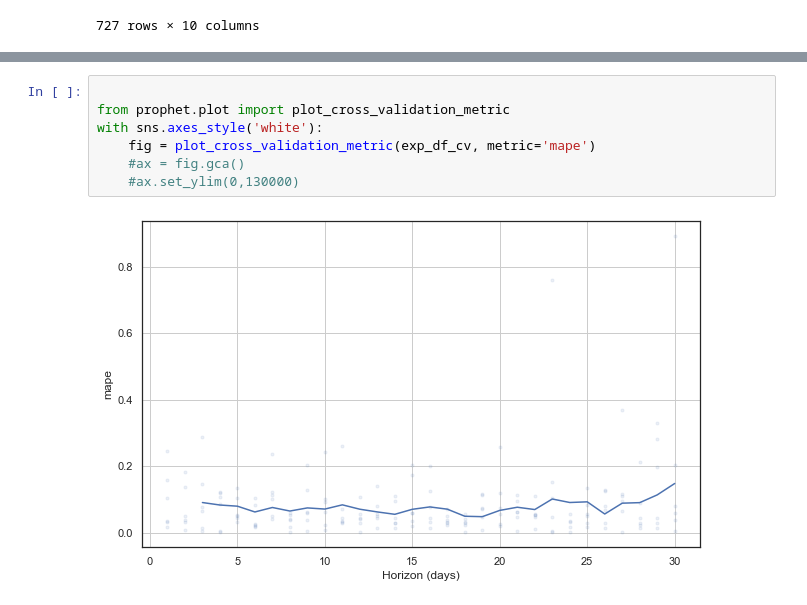
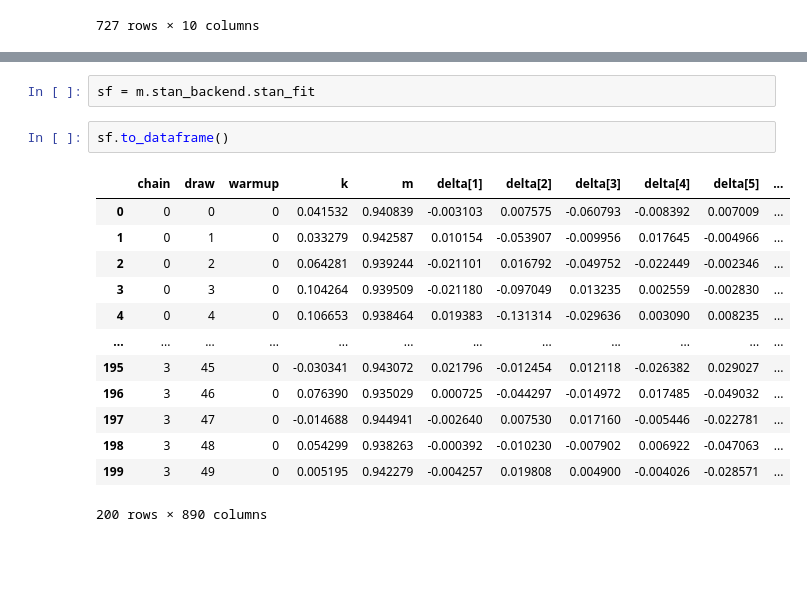
Before and after one commit to Elias-YJ/bsc-thesis, a Jupyter notebook: Projections.ipynb, the cells around one changed output, grey strips where cells are left out. Drawn from its saved outputs; the diff is of its cells as text; blank space fills up the shorter version.

```diff
--- a/Projections.ipynb
+++ b/Projections.ipynb
@@ -448,9 +237,18 @@ df_p
-# %%
-
-from prophet.plot import plot_cross_validation_metric
-with sns.axes_style('white'):
-    fig = plot_cross_validation_metric(exp_df_cv, metric='mape')
-    #ax = fig.gca()
-    #ax.set_ylim(0,130000)
-# %% [output]
-[figure, removed]
+# %%
+sf = m.stan_backend.stan_fit
+# %%
+sf.to_dataframe()
+# %% [output]
+|  | chain | draw | warmup | k | m | delta[1] | delta[2] | delta[3] | delta[4] | delta[5] | ... |
+| 0 | 0 | 0 | 0 | 0.041532 | 0.940839 | -0.003103 | 0.007575 | -0.060793 | -0.008392 | 0.007009 | ... |
+| 1 | 0 | 1 | 0 | 0.033279 | 0.942587 | 0.010154 | -0.053907 | -0.009956 | 0.017645 | -0.004966 | ... |
+| 2 | 0 | 2 | 0 | 0.064281 | 0.939244 | -0.021101 | 0.016792 | -0.049752 | -0.022449 | -0.002346 | ... |
+| 3 | 0 | 3 | 0 | 0.104264 | 0.939509 | -0.021180 | -0.097049 | 0.013235 | 0.002559 | -0.002830 | ... |
+| 4 | 0 | 4 | 0 | 0.106653 | 0.938464 | 0.019383 | -0.131314 | -0.029636 | 0.003090 | 0.008235 | ... |
+| ... | ... | ... | ... | ... | ... | ... | ... | ... | ... | ... | ... |
+| 195 | 3 | 45 | 0 | -0.030341 | 0.943072 | 0.021796 | -0.012454 | 0.012118 | -0.026382 | 0.029027 | ... |
+| 196 | 3 | 46 | 0 | 0.076390 | 0.935029 | 0.000725 | -0.044297 | -0.014972 | 0.017485 | -0.049032 | ... |
+| 197 | 3 | 47 | 0 | -0.014688 | 0.944941 | -0.002640 | 0.007530 | 0.017160 | -0.005446 | -0.022781 | ... |
+| 198 | 3 | 48 | 0 | 0.054299 | 0.938263 | -0.000392 | -0.010230 | -0.007902 | 0.006922 | -0.047063 | ... |
+| 199 | 3 | 49 | 0 | 0.005195 | 0.942279 | -0.004257 | 0.019808 | 0.004900 | -0.004026 | -0.028571 | ... |
+200 rows × 890 columns
```
Also changed, not shown: parts of 19 cells of this notebook, 5 other files.
